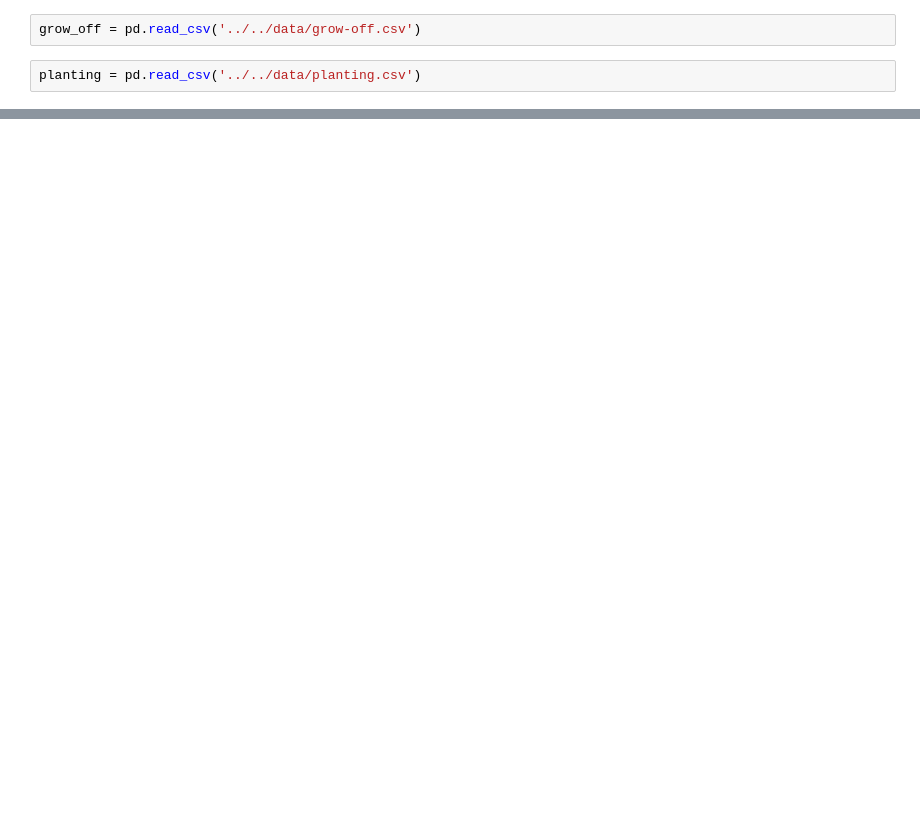
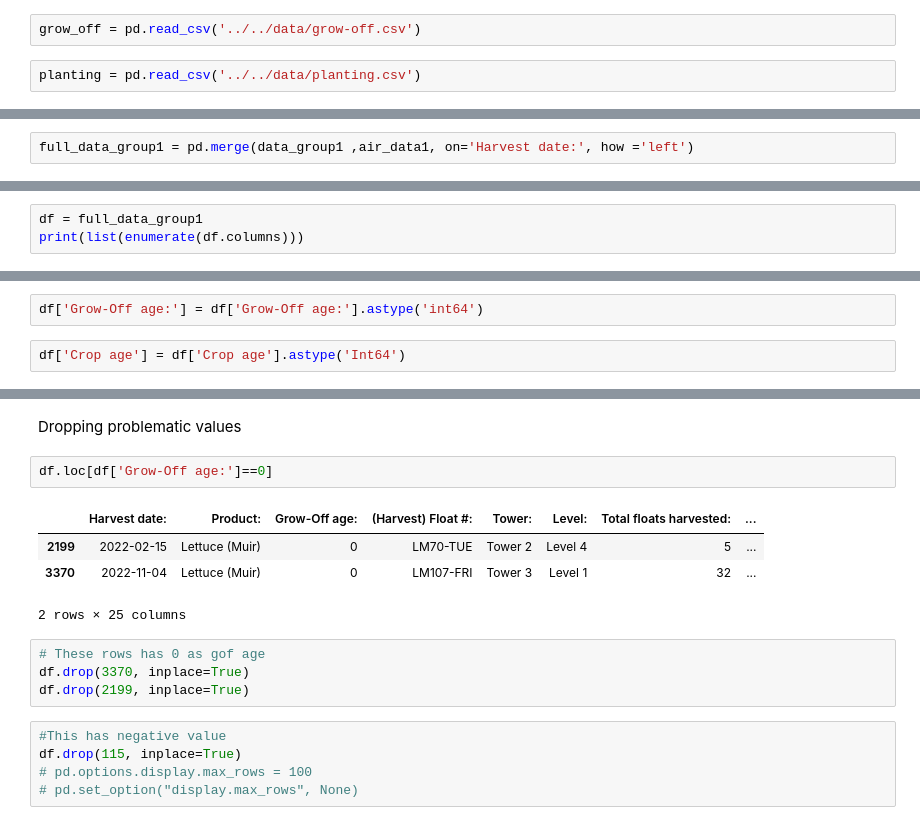
Before and after one commit to gidahuss/Aquaverti-Data-Analysis, a Jupyter notebook: notebooks/gida_eda.ipynb, the cells around one changed output, grey strips where cells are left out. Drawn from its saved outputs; the diff is of its cells as text; blank space fills up the shorter version.

```diff
--- a/notebooks/gida_eda.ipynb
+++ b/notebooks/gida_eda.ipynb
@@ -134,0 +426,2 @@ memory usage: 13.0+ MB
+# %%
+full_data_group1 = pd.merge(data_group1 ,air_data1, on='Harvest date:', how ='left')
@@ -134,0 +432,3 @@ memory usage: 13.0+ MB
+# %%
+df = full_data_group1
+print(list(enumerate(df.columns)))
@@ -134,0 +437,4 @@ memory usage: 13.0+ MB
+# %%
+df['Grow-Off age:'] = df['Grow-Off age:'].astype('int64')
+# %%
+df['Crop age'] = df['Crop age'].astype('Int64')
@@ -134,0 +453,18 @@ memory usage: 13.0+ MB
+# %% [markdown]
+Dropping problematic values
+# %%
+df.loc[df['Grow-Off age:']==0]
+# %% [output]
+|  | Harvest date: | Product: | Grow-Off age: | (Harvest) Float #: | Tower: | Level: | Total floats harvested: | ... |
+| 2199 | 2022-02-15 | Lettuce (Muir) | 0 | LM70-TUE | Tower 2 | Level 4 | 5 | ... |
+| 3370 | 2022-11-04 | Lettuce (Muir) | 0 | LM107-FRI | Tower 3 | Level 1 | 32 | ... |
+2 rows × 25 columns
+# %%
+# These rows has 0 as gof age
+df.drop(3370, inplace=True)
+df.drop(2199, inplace=True)
+# %%
+#This has negative value
+df.drop(115, inplace=True)
+# pd.options.display.max_rows = 100
+# pd.set_option("display.max_rows", None)
```
Also changed, not shown: parts of 124 cells of this notebook.
